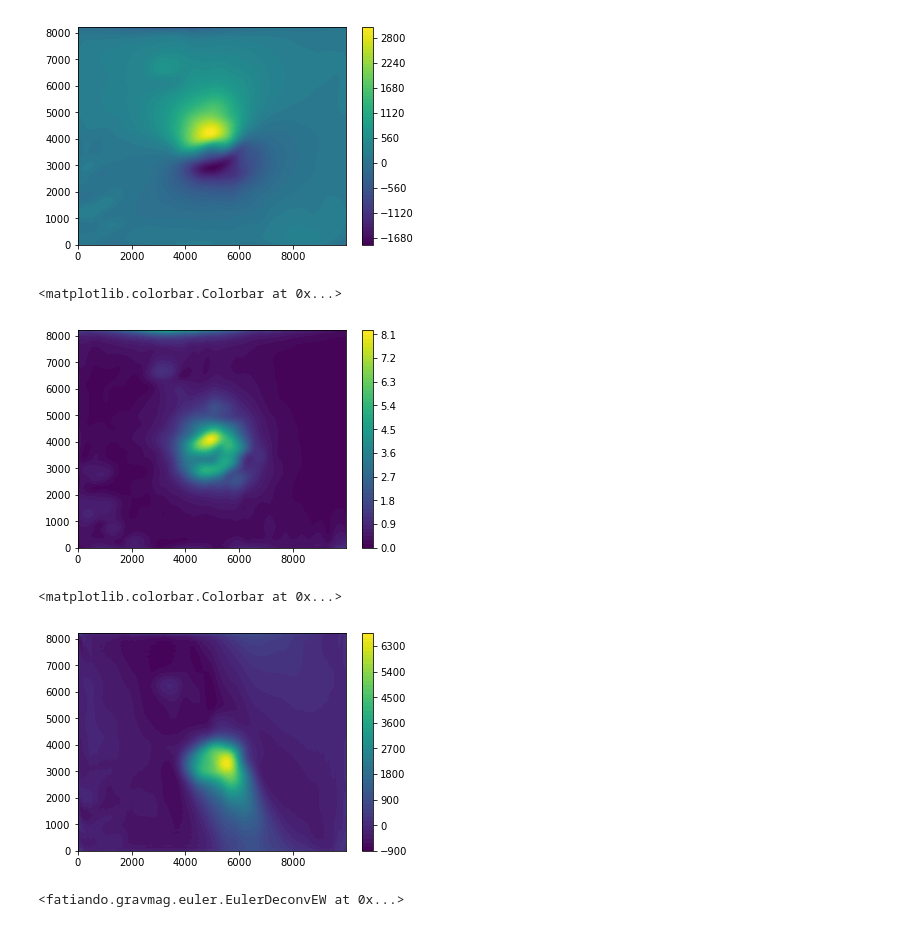
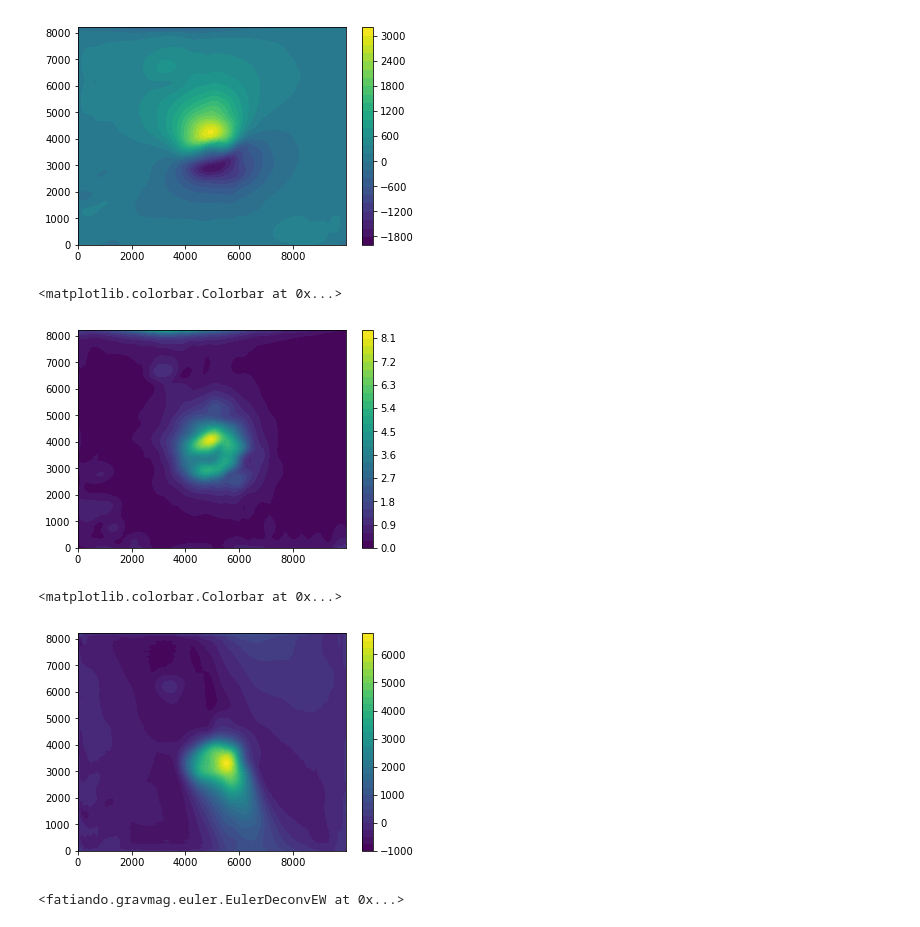
Before and after one commit to leouieda/tgif-2017, a Jupyter notebook: demo-mag-data.ipynb, the cells around one changed output. Drawn from its saved outputs; the diff is of its cells as text; code cells hidden in the pictures.

```diff
--- a/demo-mag-data.ipynb
+++ b/demo-mag-data.ipynb
@@ -97,4 +66,4 @@ from fatiando.gravmag import sphere
 from fatiando import gridder
 # %%
 shape = (85, 85)
-xp, yp, zp = gridder.regular(area, shape=shape, z=-700)
+x, y, z = gridder.regular(area, shape=shape, z=-700)
@@ -109,4 +70,2 @@ array([    0.  ,     0.  ,     0.  , ...,  8202.03,  8202.03,  8202.03])
 # %%
-tfa_grid = sphere.tf(x, y, -height, layer, inc, dec)
+tfa_grid = sphere.tf(x, y, z, layer, inc, dec)
-# %%
-tfa_grid = sphere.tf(xp, yp, zp, layer, inc, dec)
@@ -128,17 +82,17 @@ tga = transform.tga(xp, yp, tfa_grid, shape)
 # %%
-plt.tricontourf(yp, xp, tga, 60)
+plt.tricontourf(y, x, tga, 30)
 plt.colorbar()
 # %% [output]
 <matplotlib.colorbar.Colorbar at 0x...>
-[figure, old version]
+[figure, new version]
 # %%
-pole = transform.reduce_to_pole(xp, yp, tfa_grid, shape, inc, dec, inc, dec)
+pole = transform.reduce_to_pole(x, y, tfa_grid, shape, inc, dec, inc, dec)
 # %%
-plt.tricontourf(yp, xp, pole, 60)
+plt.tricontourf(y, x, pole, 30)
 plt.colorbar()
 # %% [output]
 <matplotlib.colorbar.Colorbar at 0x...>
-[figure, old version]
+[figure, new version]
 # %%
 from fatiando.gravmag.euler import EulerDeconvEW
 from fatiando.gravmag.magdir import DipoleMagDir
```
Also changed, not shown: parts of 36 cells of this notebook.
